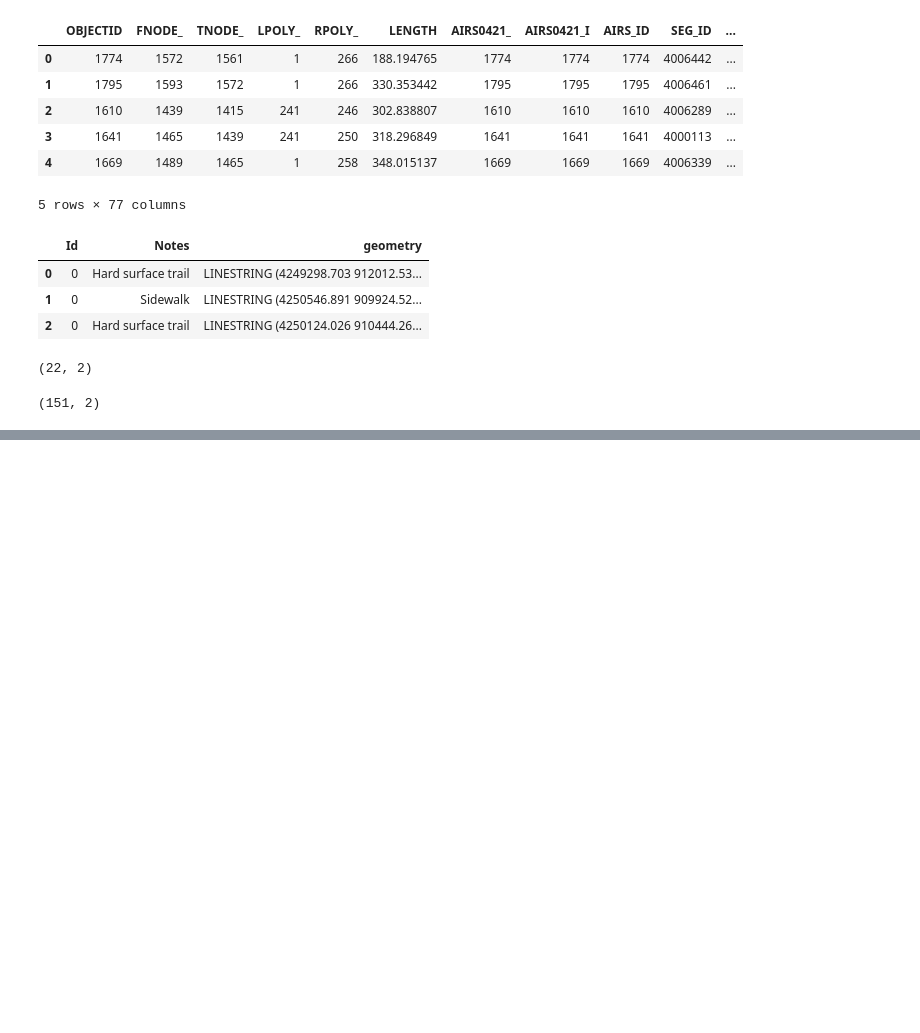
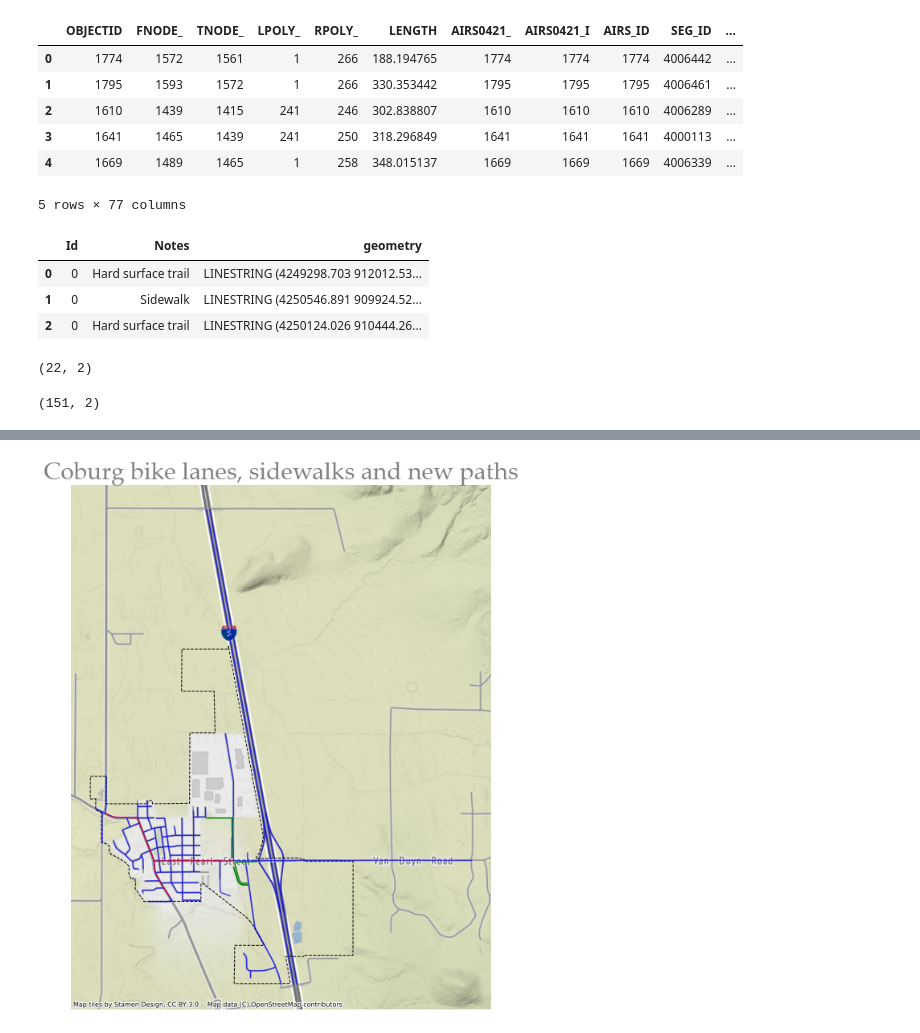
Before and after one commit to dongmeic/RTP, a Jupyter notebook: data/coburg_sidewalks_bike_lanes.ipynb, the cells around one changed output, grey strips where cells are left out. Cells and saved outputs as stored; diff of their text form; code cells hidden in the pictures; blank space fills up the shorter version.

Commit message:
checked Coburg data on the map

```diff
--- a/data/coburg_sidewalks_bike_lanes.ipynb
+++ b/data/coburg_sidewalks_bike_lanes.ipynb
@@ -68,0 +89,22 @@ sidewalks_updated.to_file(os.path.join(path, "Coburg_sidewalks.shp"))
+# %%
+bikelane = bikelane.to_crs(epsg=3857)
+sidewalks = sidewalks.to_crs(epsg=3857)
+newpaths = newpaths.to_crs(epsg=3857)
+# %%
+UGBbd = gpd.read_file(r"C:\Users\clid1852\OneDrive - lanecouncilofgovernments\data\Boundaries\UGB.shp")
+# %%
+COBbd = UGBbd[UGBbd.ugbcity == 'COB']
+# %%
+COBbd = COBbd.to_crs(epsg=3857)
+# %%
+fig, ax = plt.subplots(figsize=(14, 12))
+sidewalks.plot(ax=ax, color='blue', alpha = 0.7, aspect=1)
+bikelane.plot(ax=ax, color='red', alpha = 0.7, aspect=1)
+newpaths.plot(ax=ax, color='green', aspect=1)
+COBbd.plot(ax=ax, facecolor="none", edgecolor="black", linestyle='--', aspect=1)
+ctx.add_basemap(ax)
+plt.title("Coburg bike lanes, sidewalks and new paths", fontsize=30, fontname="Palatino Linotype",
+          color="grey")
+ax.axis("off");
+# %% [output]
+[figure, added]
```
Also changed, not shown: parts of 2 cells of this notebook.
